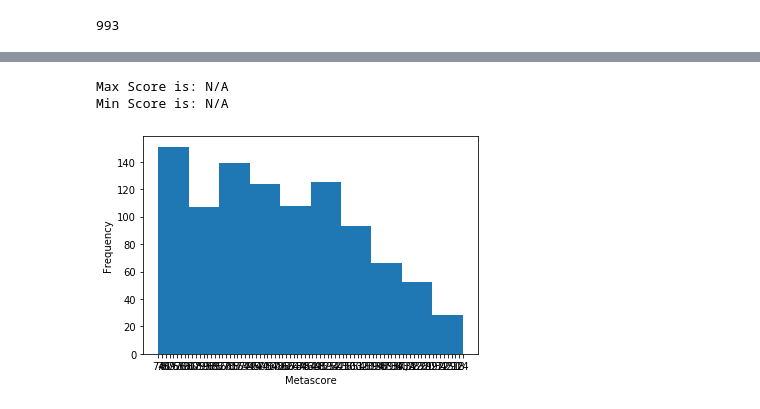
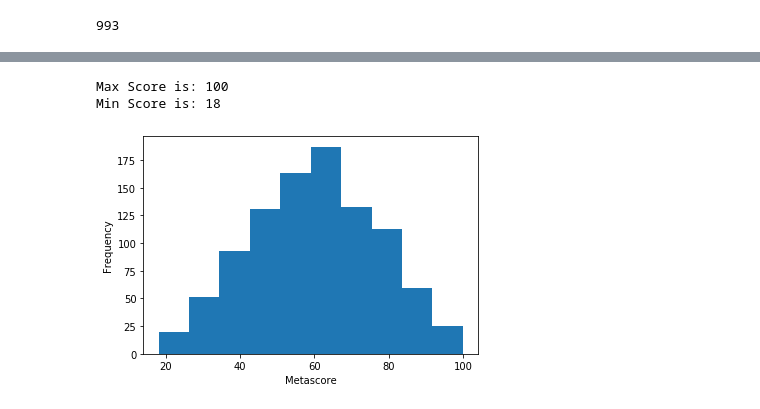
Before and after one commit to TJL30308/sturdy-waddle, a Jupyter notebook: OMDB_API.ipynb, the cells around one changed output, grey strips where cells are left out. Cells and saved outputs as stored; diff of their text form; code cells hidden in the pictures.

Commit message:
EDA, cleaned data, added plots

```diff
--- a/OMDB_API.ipynb
+++ b/OMDB_API.ipynb
@@ -103,3 +104,14 @@ Key Error
 Key Error
 Key Error
 993
+# %%
+metascore_ints = []
+
+for metascore in metascores:
+    try:
+        metascore_int = int(metascore)
+        metascore_ints.append(metascore_int)
+    except ValueError:
+        print("Value Error")
+
+# metascore_ints
@@ -106,16 +136,16 @@ Key Error
 # %%
-max_score = max(metascores)
-min_score = min(metascores)
+max_score = max(metascore_ints)
+min_score = min(metascore_ints)
 
 print(f'Max Score is: {max_score}')
-print(f'Min Score is: {max_score}')
+print(f'Min Score is: {min_score}')
 # %% [output]
-Max Score is: N/A
-Min Score is: N/A
+Max Score is: 100
+Min Score is: 18
 # %%
-plt.hist(metascores, bins = 10)
+plt.hist(metascore_ints, bins = 10)
 plt.xlabel("Metascore")
 plt.ylabel("Frequency")
 plt.show()
 # %% [output]
-[figure, old version]
+[figure, new version]
```
Also changed, not shown: parts of 3 cells of this notebook.
